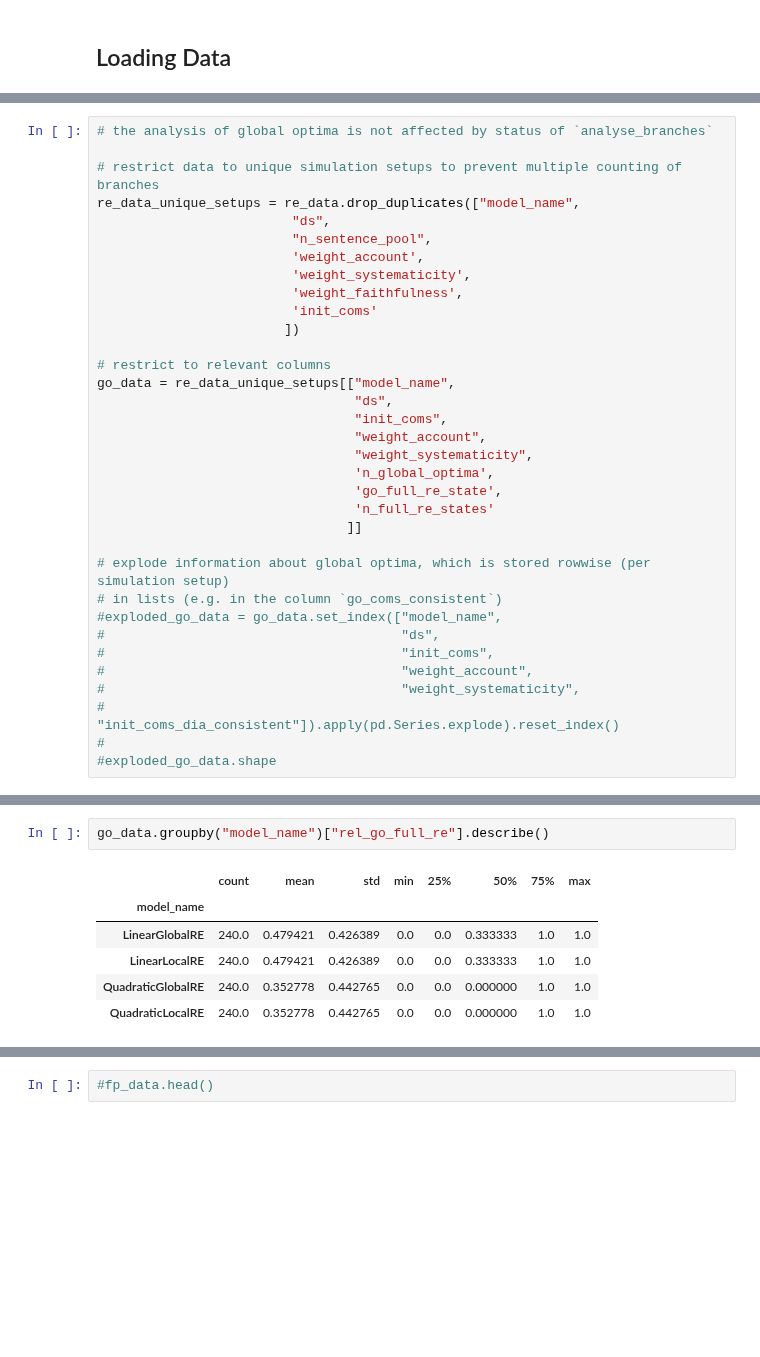
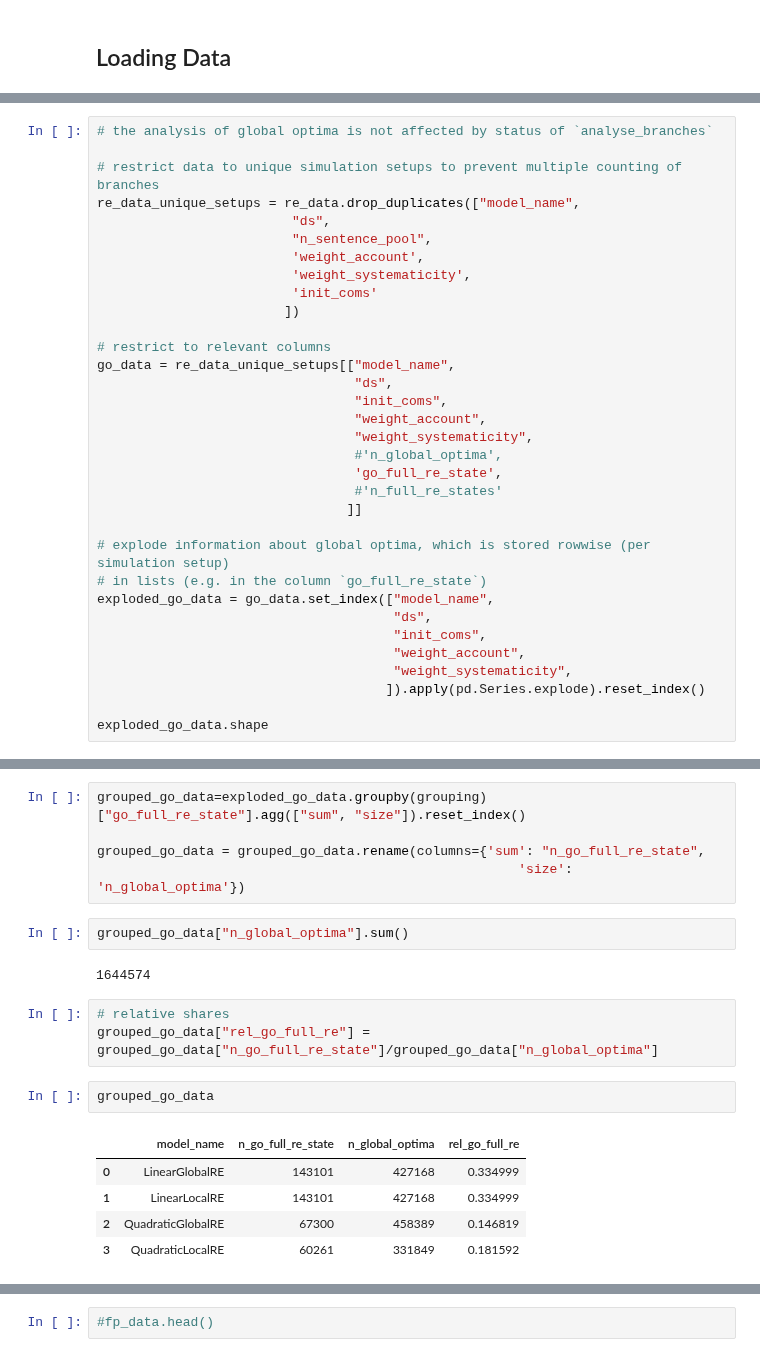
Before and after one commit to re-models/re-technical-report, a Jupyter notebook: notebooks/data_analysis_chapter_full_re_states.ipynb, the cells around one changed output, grey strips where cells are left out. Drawn from its saved outputs; the diff is of its cells as text; blank space fills up the shorter version.

```diff
--- a/notebooks/data_analysis_chapter_full_re_states.ipynb
+++ b/notebooks/data_analysis_chapter_full_re_states.ipynb
@@ -92,7 +93,6 @@ re_data_unique_setups = re_data.drop_duplicates(["model_name",
                          "n_sentence_pool",
                          'weight_account',
                          'weight_systematicity',
-                         'weight_faithfulness',
                          'init_coms'
                         ])
 
@@ -102,18 +102,18 @@ go_data = re_data_unique_setups[["model_name",
                                  "init_coms",
                                  "weight_account",
                                  "weight_systematicity",
-                                 'n_global_optima',
+                                 #'n_global_optima',
                                  'go_full_re_state',
-                                 'n_full_re_states'
+                                 #'n_full_re_states'
                                 ]]
 
 # explode information about global optima, which is stored rowwise (per simulation setup)
-# in lists (e.g. in the column `go_coms_consistent`)
-#exploded_go_data = go_data.set_index(["model_name",
-#                                      "ds",
-#                                      "init_coms",
-#                                      "weight_account",
-#                                      "weight_systematicity",
-#                                      "init_coms_dia_consistent"]).apply(pd.Series.explode).reset_index()
-#
-#exploded_go_data.shape
+# in lists (e.g. in the column `go_full_re_state`)
+exploded_go_data = go_data.set_index(["model_name",
+                                      "ds",
+                                      "init_coms",
+                                      "weight_account",
+                                      "weight_systematicity",
+                                     ]).apply(pd.Series.explode).reset_index()
+
+exploded_go_data.shape
@@ -130,12 +127,23 @@ See the caveats in the documentation: https://pandas.pydata.org/pandas-docs/stab
-# %%
-go_data.groupby("model_name")["rel_go_full_re"].describe()
-# %% [output]
-|  | count | mean | std | min | 25% | 50% | 75% | max |
-| model_name |  |  |  |  |  |  |  |  |
-| LinearGlobalRE | 240.0 | 0.479421 | 0.426389 | 0.0 | 0.0 | 0.333333 | 1.0 | 1.0 |
-| LinearLocalRE | 240.0 | 0.479421 | 0.426389 | 0.0 | 0.0 | 0.333333 | 1.0 | 1.0 |
-| QuadraticGlobalRE | 240.0 | 0.352778 | 0.442765 | 0.0 | 0.0 | 0.000000 | 1.0 | 1.0 |
-| QuadraticLocalRE | 240.0 | 0.352778 | 0.442765 | 0.0 | 0.0 | 0.000000 | 1.0 | 1.0 |
+# %%
+grouped_go_data=exploded_go_data.groupby(grouping)["go_full_re_state"].agg(["sum", "size"]).reset_index()
+
+grouped_go_data = grouped_go_data.rename(columns={'sum': "n_go_full_re_state",
+                                                      'size': 'n_global_optima'})
+# %%
+grouped_go_data["n_global_optima"].sum()
+# %% [output]
+1644574
+# %%
+# relative shares
+grouped_go_data["rel_go_full_re"] = grouped_go_data["n_go_full_re_state"]/grouped_go_data["n_global_optima"]
+# %%
+grouped_go_data
+# %% [output]
+|  | model_name | n_go_full_re_state | n_global_optima | rel_go_full_re |
+| 0 | LinearGlobalRE | 143101 | 427168 | 0.334999 |
+| 1 | LinearLocalRE | 143101 | 427168 | 0.334999 |
+| 2 | QuadraticGlobalRE | 67300 | 458389 | 0.146819 |
+| 3 | QuadraticLocalRE | 60261 | 331849 | 0.181592 |
 # %%
 if analyse_branches:
 
```
Also changed, not shown: parts of 39 cells of this notebook, 18 other files.
